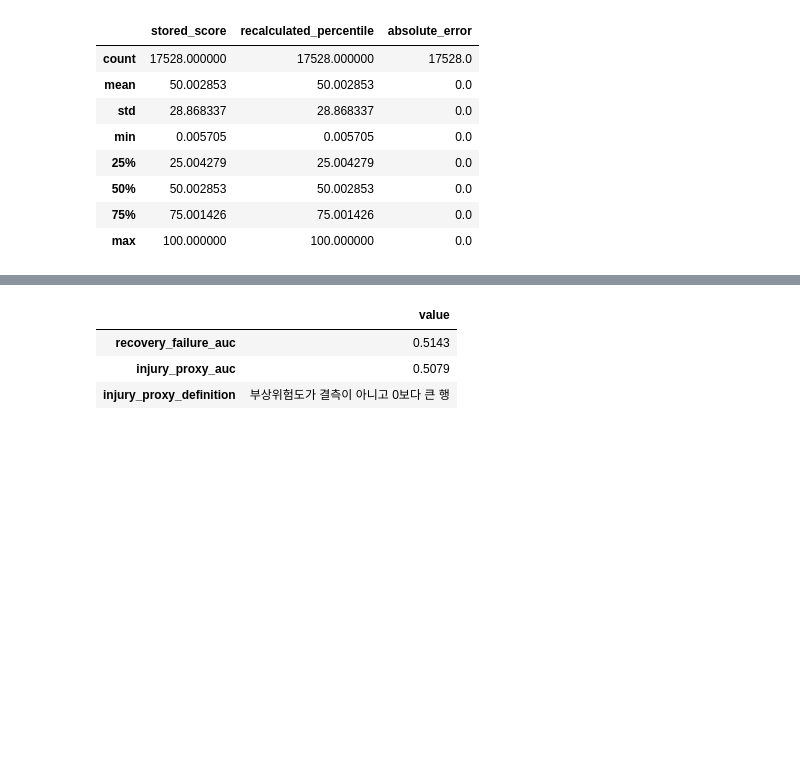
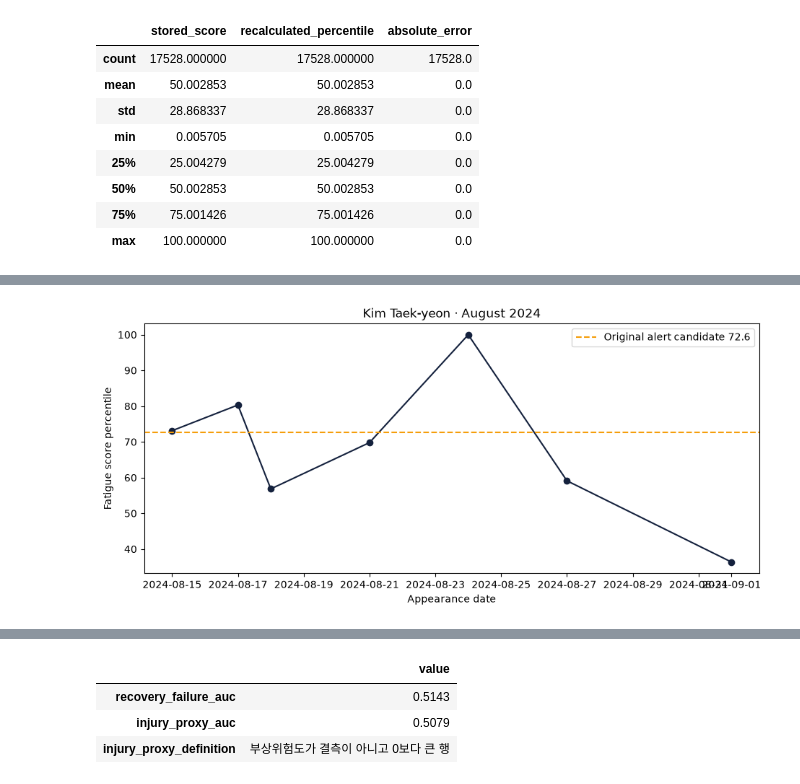
Before and after one commit to jinwon25/KBO-pitcher-fatigue, a Jupyter notebook: notebooks/analysis.ipynb, the cells around one changed output, grey strips where cells are left out. Cells and saved outputs as stored; diff of their text form; code cells hidden in the pictures; blank space fills up the shorter version.

```diff
--- a/notebooks/analysis.ipynb
+++ b/notebooks/analysis.ipynb
@@ -71,0 +107,6 @@ score_check.describe().round(6)
+# %%
+kim_case = df.loc[
+    df['선수'].eq('김택연') & df['날짜'].between('2024-08-15', '2024-09-01'),
+    ['날짜', '피로도지수_점수', '투구수', '이닝', '휴식일수', 'ERA', 'WHIP', 'FIP', 'GS'],
+].copy()
+kim_case
@@ -71,0 +122,11 @@ score_check.describe().round(6)
+# %%
+fig, ax = plt.subplots(figsize=(11, 4.5))
+ax.plot(kim_case['날짜'], kim_case['피로도지수_점수'], marker='o', color='#14213D')
+ax.axhline(72.6, color='#F59E0B', linestyle='--', label='Original alert candidate 72.6')
+ax.set_xlabel('Appearance date')
+ax.set_ylabel('Fatigue score percentile')
+ax.set_title('Kim Taek-yeon · August 2024')
+ax.legend()
+plt.show()
+# %% [output]
+[figure, added]
```
Also changed, not shown: parts of 25 cells of this notebook, 18 other files.
